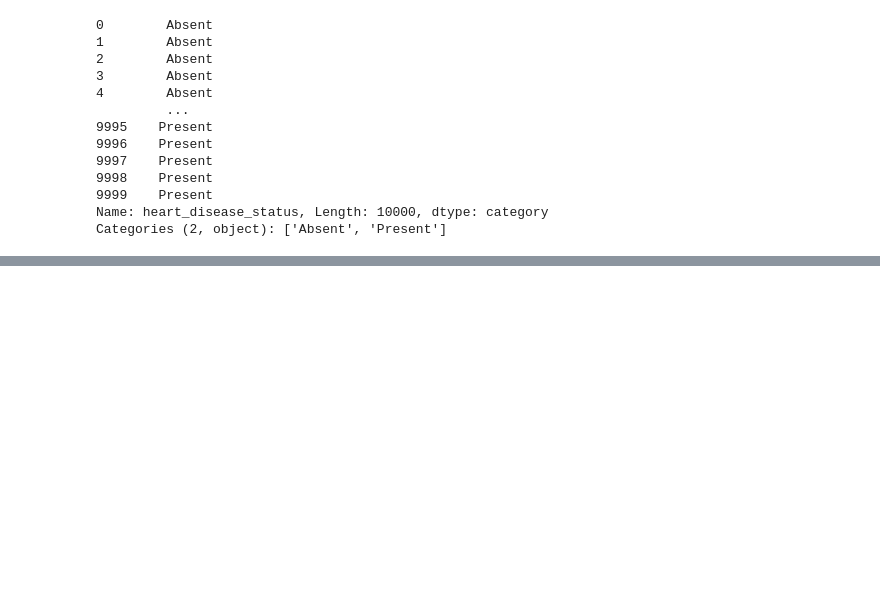
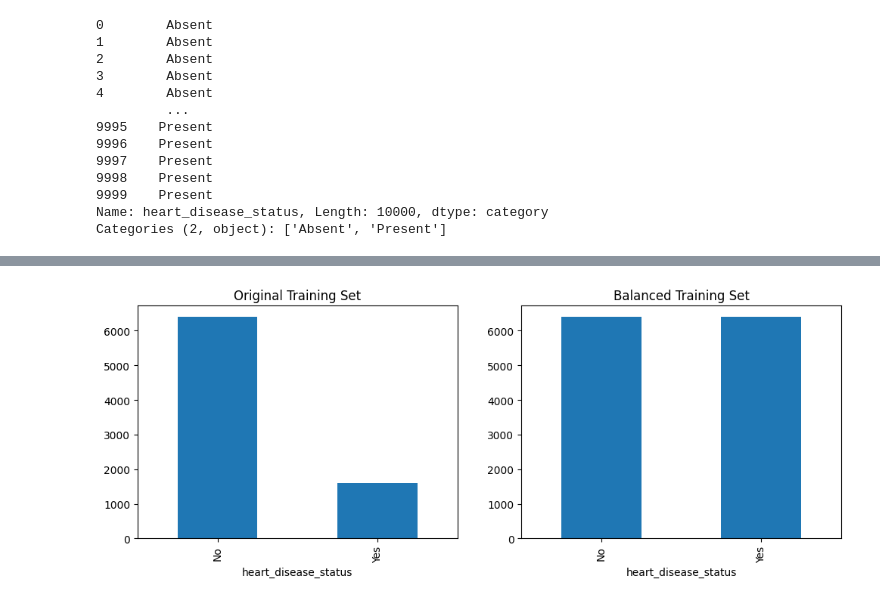
Before and after one commit to Markus8888888/heart-disease-prediction, a Jupyter notebook: notebooks/2_data_preprocessing.ipynb, the cells around one changed output, grey strips where cells are left out. Cells and saved outputs as stored; diff of their text form; code cells hidden in the pictures; blank space fills up the shorter version.

Commit message:
preprocessing starting split training and testing data

```diff
--- a/notebooks/2_data_preprocessing.ipynb
+++ b/notebooks/2_data_preprocessing.ipynb
@@ -157,0 +212,14 @@ Categories (2, object): ['Absent', 'Present']
+# %%
+import matplotlib.pyplot as plt
+
+fig, axes = plt.subplots(1, 2, figsize=(12, 4))
+
+# Original
+y_train.value_counts().plot(kind='bar', ax=axes[0], title='Original Training Set')
+
+# Balanced
+y_train_balanced.value_counts().plot(kind='bar', ax=axes[1], title='Balanced Training Set')
+
+plt.show()
+# %% [output]
+[figure, added]
```
Also changed, not shown: parts of 2 cells of this notebook.
